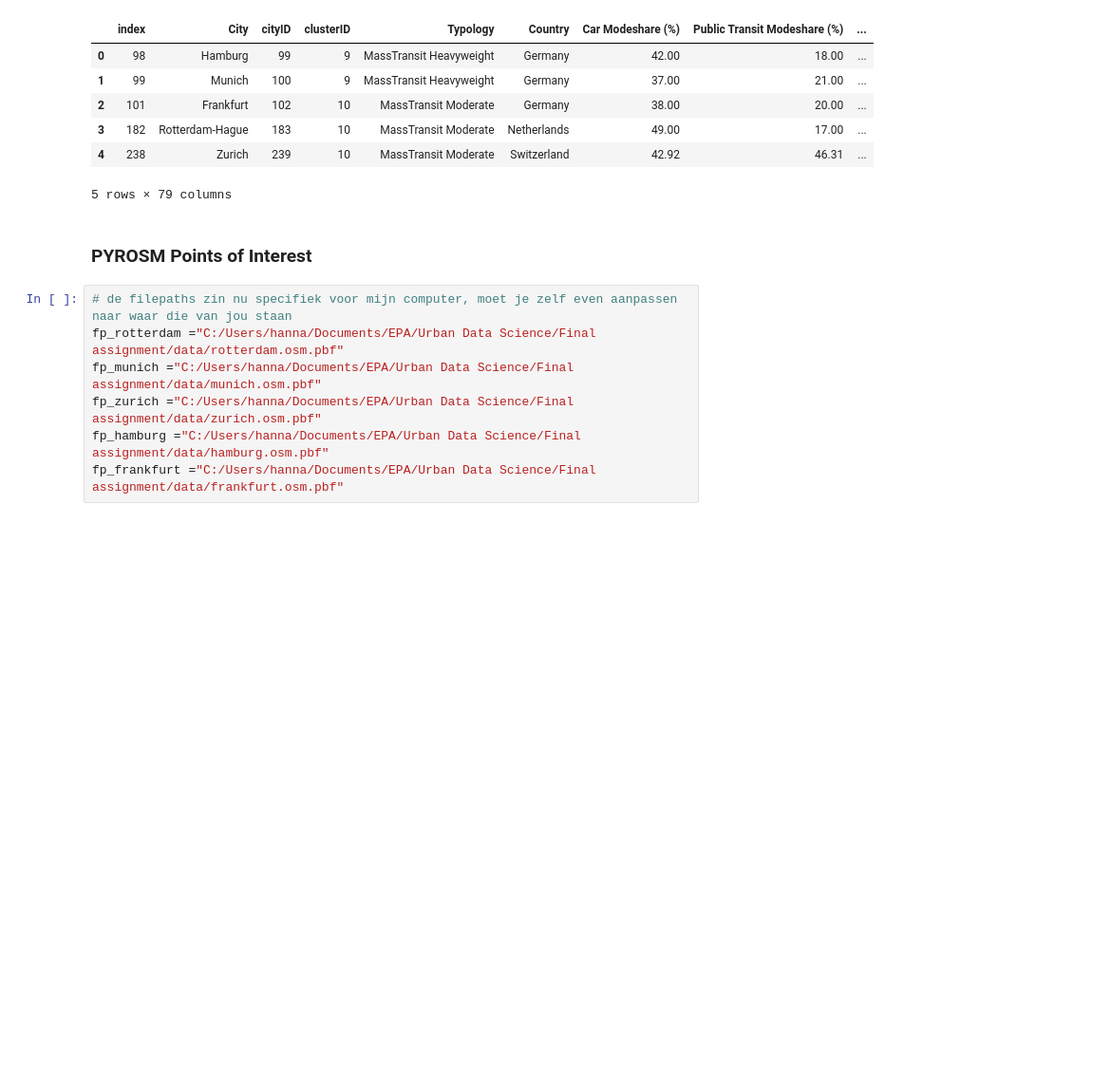
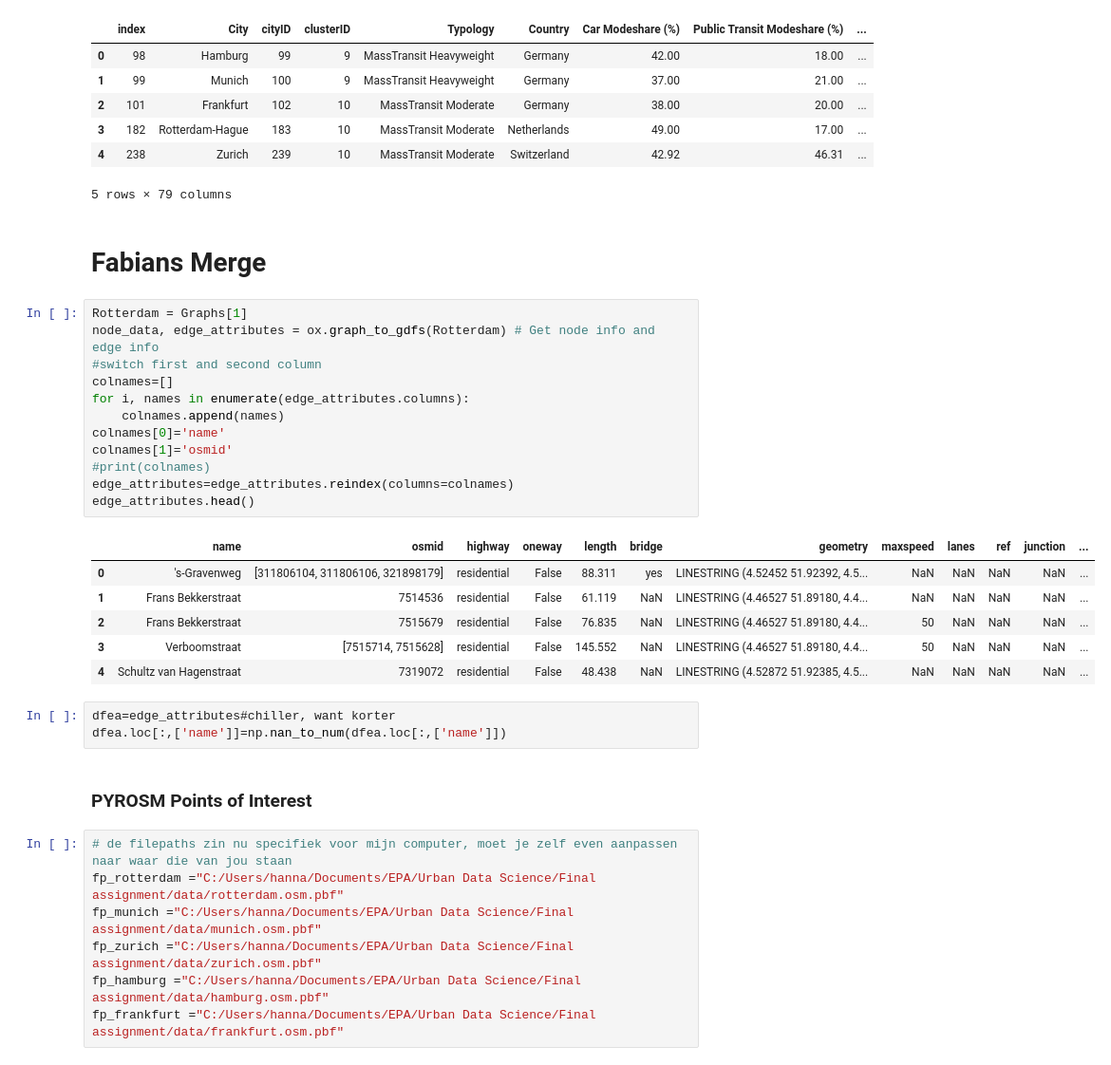
Before and after one commit to K4Ling/UrbanDataSc, a Jupyter notebook: Gathered_code.ipynb, the cells around one changed output. Shown at 95% size. Drawn from its saved outputs; the diff is of its cells as text; blank space fills up the shorter version.

Commit message:
Update Fabians dingen

```diff
--- a/Gathered_code.ipynb
+++ b/Gathered_code.ipynb
@@ -100,6 +101,30 @@ Cities.head()
 | 3 | 182 | Rotterdam-Hague | 183 | 10 | MassTransit Moderate | Netherlands | 49.00 | 17.00 | ... |
 | 4 | 238 | Zurich | 239 | 10 | MassTransit Moderate | Switzerland | 42.92 | 46.31 | ... |
 5 rows × 79 columns
+# %% [markdown]
+# Fabians Merge
+# %%
+Rotterdam = Graphs[1]
+node_data, edge_attributes = ox.graph_to_gdfs(Rotterdam) # Get node info and edge info
+#switch first and second column
+colnames=[]
+for i, names in enumerate(edge_attributes.columns):
+    colnames.append(names)
+colnames[0]='name'
+colnames[1]='osmid'
+#print(colnames)
+edge_attributes=edge_attributes.reindex(columns=colnames)
+edge_attributes.head()
+# %% [output]
+|  | name | osmid | highway | oneway | length | bridge | geometry | maxspeed | lanes | ref | junction | ... |
+| 0 | 's-Gravenweg | [311806104, 311806106, 321898179] | residential | False | 88.311 | yes | LINESTRING (4.52452 51.92392, 4.5... | NaN | NaN | NaN | NaN | ... |
+| 1 | Frans Bekkerstraat | 7514536 | residential | False | 61.119 | NaN | LINESTRING (4.46527 51.89180, 4.4... | NaN | NaN | NaN | NaN | ... |
+| 2 | Frans Bekkerstraat | 7515679 | residential | False | 76.835 | NaN | LINESTRING (4.46527 51.89180, 4.4... | 50 | NaN | NaN | NaN | ... |
+| 3 | Verboomstraat | [7515714, 7515628] | residential | False | 145.552 | NaN | LINESTRING (4.46527 51.89180, 4.4... | 50 | NaN | NaN | NaN | ... |
+| 4 | Schultz van Hagenstraat | 7319072 | residential | False | 48.438 | NaN | LINESTRING (4.52872 51.92385, 4.5... | NaN | NaN | NaN | NaN | ... |
+# %%
+dfea=edge_attributes#chiller, want korter
+dfea.loc[:,['name']]=np.nan_to_num(dfea.loc[:,['name']])
 # %% [markdown]
 ### PYROSM Points of Interest
 # %%
```
Also changed, not shown: parts of 1 cell of this notebook.
